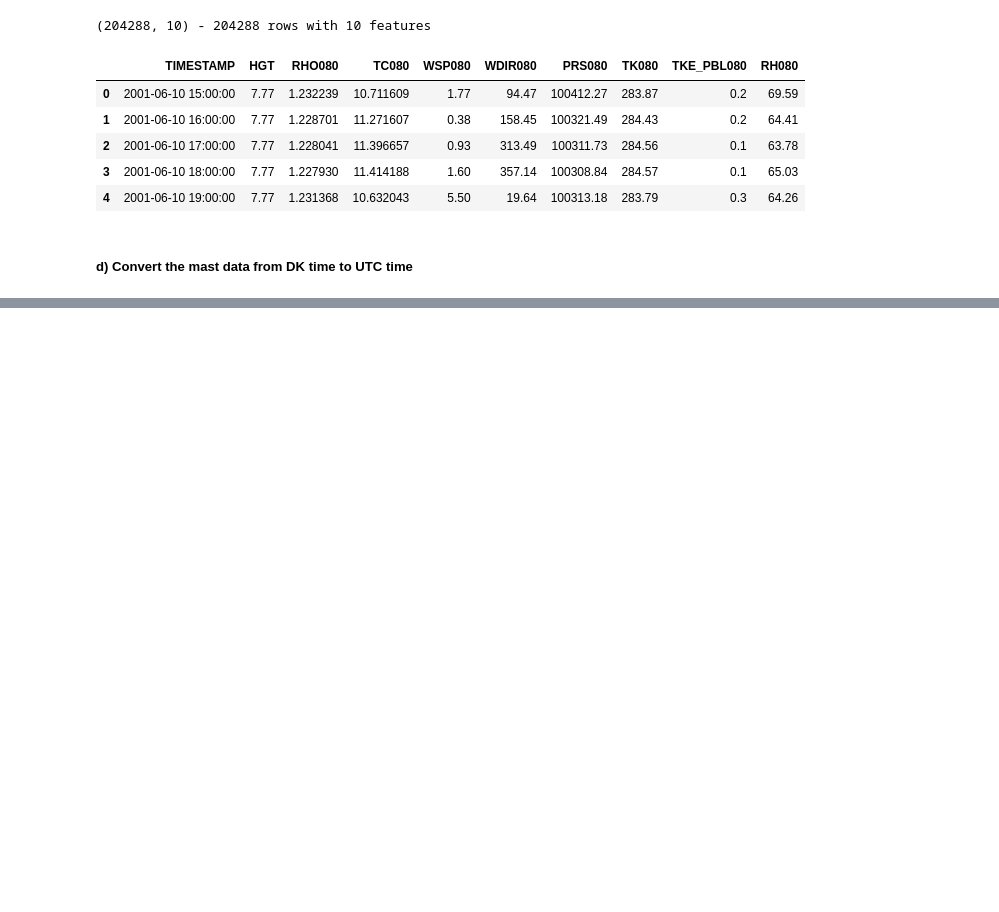
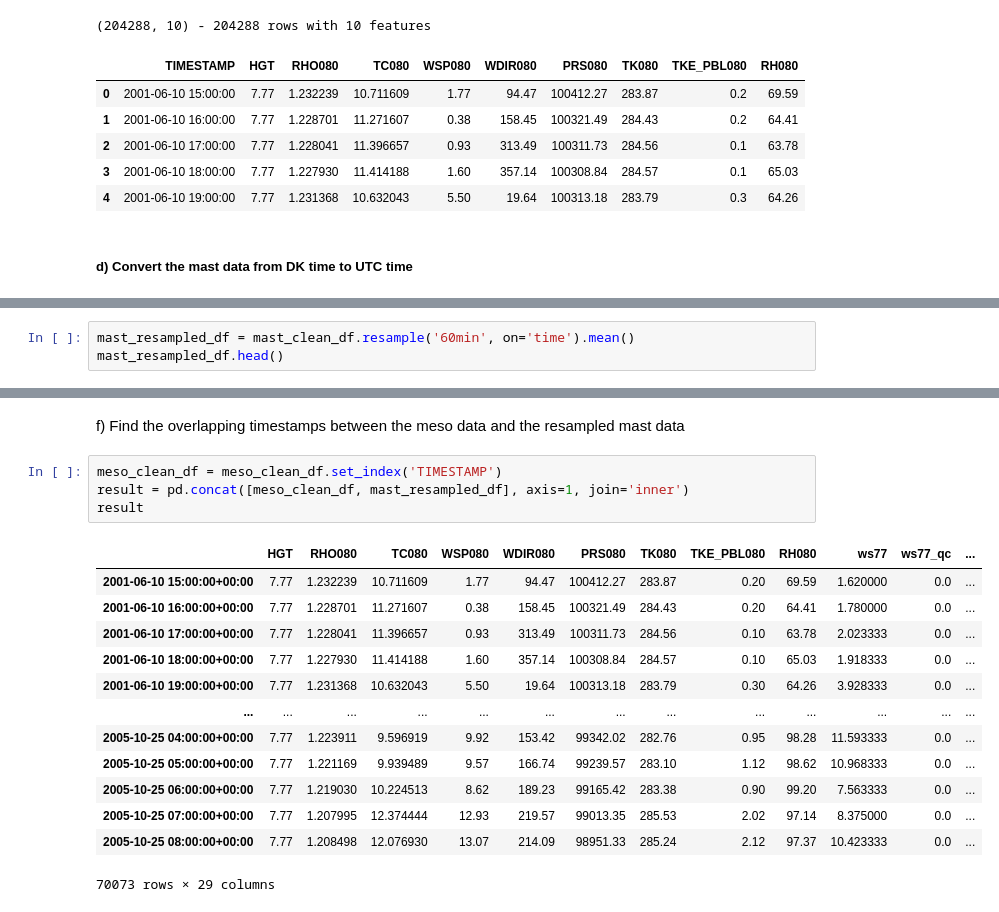
Before and after one commit to maxim-zavidei/viauc-mal1-a23, a Jupyter notebook: assignment3/assignment3-solution.ipynb, the cells around one changed output, grey strips where cells are left out. Cells and saved outputs as stored; diff of their text form; blank space fills up the shorter version.

```diff
--- a/assignment3/assignment3-solution.ipynb
+++ b/assignment3/assignment3-solution.ipynb
@@ -190,0 +196,3 @@ mast_clean_df.head()
+# %%
+mast_resampled_df = mast_clean_df.resample('60min', on='time').mean()
+mast_resampled_df.head()
@@ -190,0 +207,20 @@ mast_clean_df.head()
+# %% [markdown]
+f) Find the overlapping timestamps between the meso data and the resampled mast data
+# %%
+meso_clean_df = meso_clean_df.set_index('TIMESTAMP')
+result = pd.concat([meso_clean_df, mast_resampled_df], axis=1, join='inner')
+result
+# %% [output]
+|  | HGT | RHO080 | TC080 | WSP080 | WDIR080 | PRS080 | TK080 | TKE_PBL080 | RH080 | ws77 | ws77_qc | ... |
+| 2001-06-10 15:00:00+00:00 | 7.77 | 1.232239 | 10.711609 | 1.77 | 94.47 | 100412.27 | 283.87 | 0.20 | 69.59 | 1.620000 | 0.0 | ... |
+| 2001-06-10 16:00:00+00:00 | 7.77 | 1.228701 | 11.271607 | 0.38 | 158.45 | 100321.49 | 284.43 | 0.20 | 64.41 | 1.780000 | 0.0 | ... |
+| 2001-06-10 17:00:00+00:00 | 7.77 | 1.228041 | 11.396657 | 0.93 | 313.49 | 100311.73 | 284.56 | 0.10 | 63.78 | 2.023333 | 0.0 | ... |
+| 2001-06-10 18:00:00+00:00 | 7.77 | 1.227930 | 11.414188 | 1.60 | 357.14 | 100308.84 | 284.57 | 0.10 | 65.03 | 1.918333 | 0.0 | ... |
+| 2001-06-10 19:00:00+00:00 | 7.77 | 1.231368 | 10.632043 | 5.50 | 19.64 | 100313.18 | 283.79 | 0.30 | 64.26 | 3.928333 | 0.0 | ... |
+| ... | ... | ... | ... | ... | ... | ... | ... | ... | ... | ... | ... | ... |
+| 2005-10-25 04:00:00+00:00 | 7.77 | 1.223911 | 9.596919 | 9.92 | 153.42 | 99342.02 | 282.76 | 0.95 | 98.28 | 11.593333 | 0.0 | ... |
+| 2005-10-25 05:00:00+00:00 | 7.77 | 1.221169 | 9.939489 | 9.57 | 166.74 | 99239.57 | 283.10 | 1.12 | 98.62 | 10.968333 | 0.0 | ... |
+| 2005-10-25 06:00:00+00:00 | 7.77 | 1.219030 | 10.224513 | 8.62 | 189.23 | 99165.42 | 283.38 | 0.90 | 99.20 | 7.563333 | 0.0 | ... |
+| 2005-10-25 07:00:00+00:00 | 7.77 | 1.207995 | 12.374444 | 12.93 | 219.57 | 99013.35 | 285.53 | 2.02 | 97.14 | 8.375000 | 0.0 | ... |
+| 2005-10-25 08:00:00+00:00 | 7.77 | 1.208498 | 12.076930 | 13.07 | 214.09 | 98951.33 | 285.24 | 2.12 | 97.37 | 10.423333 | 0.0 | ... |
+70073 rows × 29 columns
```
Also changed, not shown: parts of 3 cells of this notebook, 1 other file.
